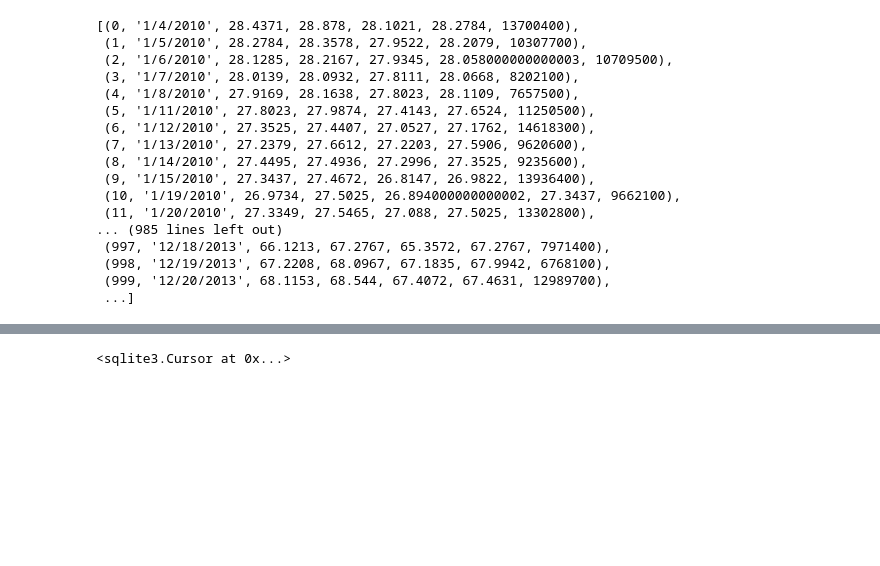
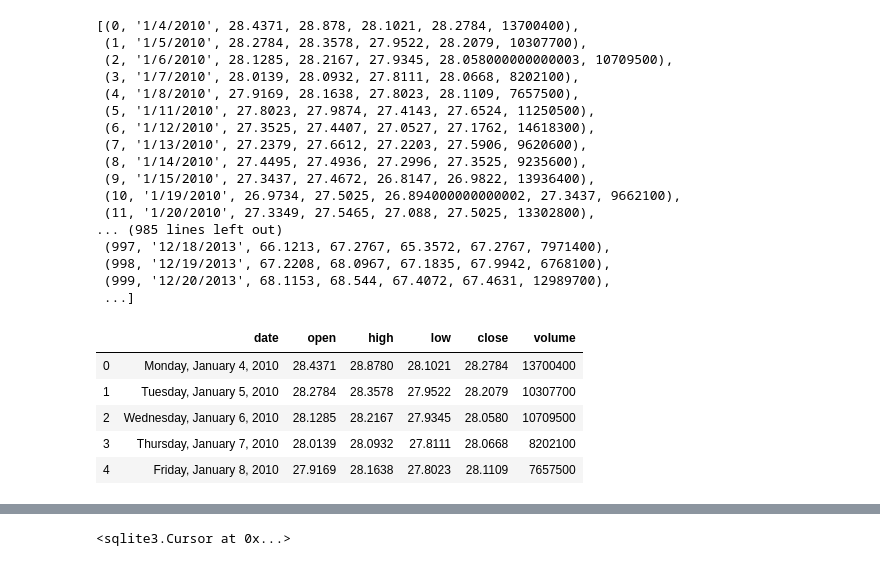
Before and after one commit to Aditm96/DisneyDataProject, a Jupyter notebook: Prediction Process.ipynb, the cells around one changed output, grey strips where cells are left out. Cells and saved outputs as stored; diff of their text form; code cells hidden in the pictures; blank space fills up the shorter version.

```diff
--- a/Prediction Process.ipynb
+++ b/Prediction Process.ipynb
@@ -46,3 +77,13 @@ engine.execute("SELECT * FROM disney_stock_data").fetchall()
  (998, '12/19/2013', 67.2208, 68.0967, 67.1835, 67.9942, 6768100),
  (999, '12/20/2013', 68.1153, 68.544, 67.4072, 67.4631, 12989700),
  ...]
+# %%
+Data = pd.read_csv("Data/Disney_Stock_Data_Month.csv")
+Data.head()
+# %% [output]
+|  | date | open | high | low | close | volume |
+| 0 | Monday, January 4, 2010 | 28.4371 | 28.8780 | 28.1021 | 28.2784 | 13700400 |
+| 1 | Tuesday, January 5, 2010 | 28.2784 | 28.3578 | 27.9522 | 28.2079 | 10307700 |
+| 2 | Wednesday, January 6, 2010 | 28.1285 | 28.2167 | 27.9345 | 28.0580 | 10709500 |
+| 3 | Thursday, January 7, 2010 | 28.0139 | 28.0932 | 27.8111 | 28.0668 | 8202100 |
+| 4 | Friday, January 8, 2010 | 27.9169 | 28.1638 | 27.8023 | 28.1109 | 7657500 |
```
Also changed, not shown: parts of 5 cells of this notebook, 12 other files.
